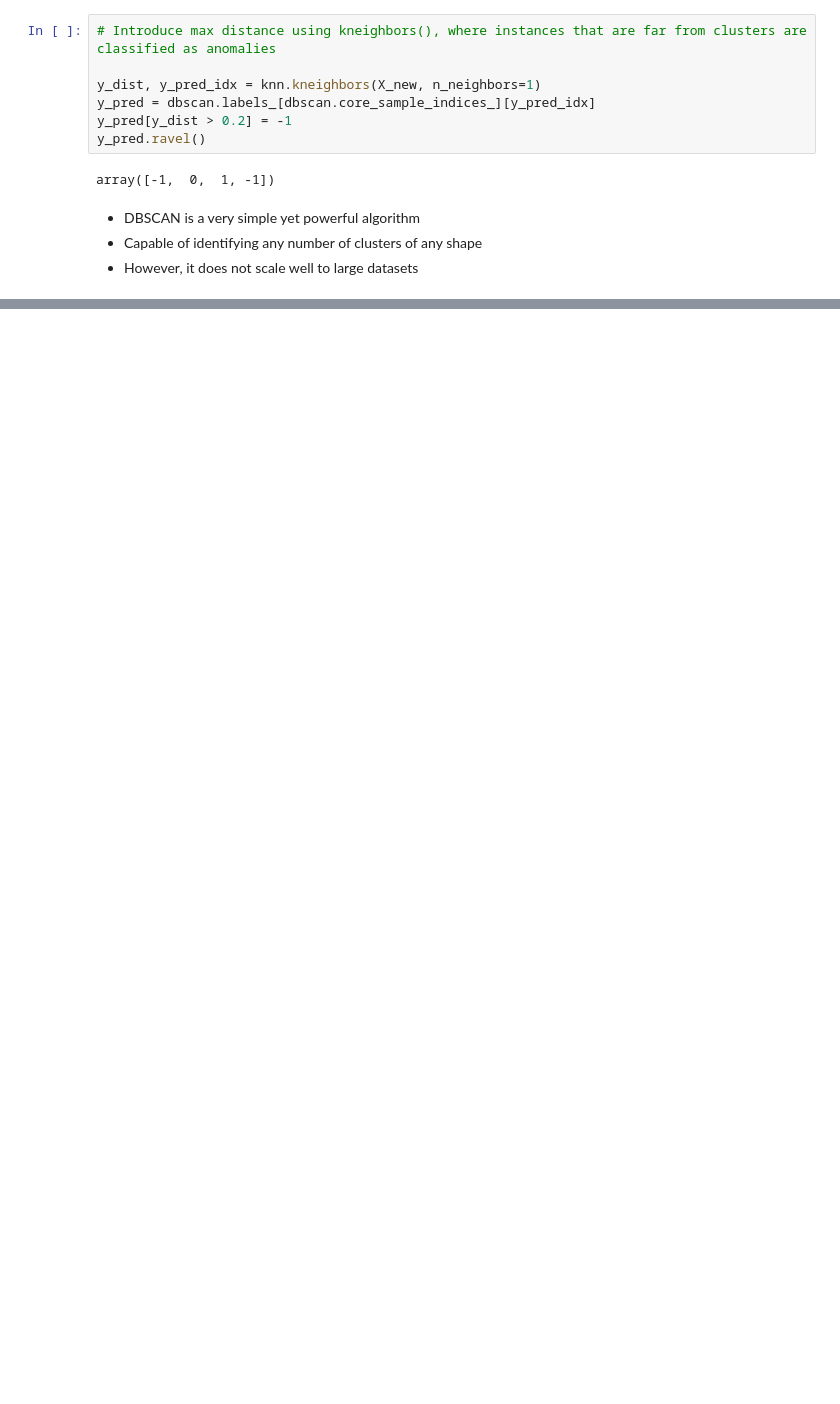
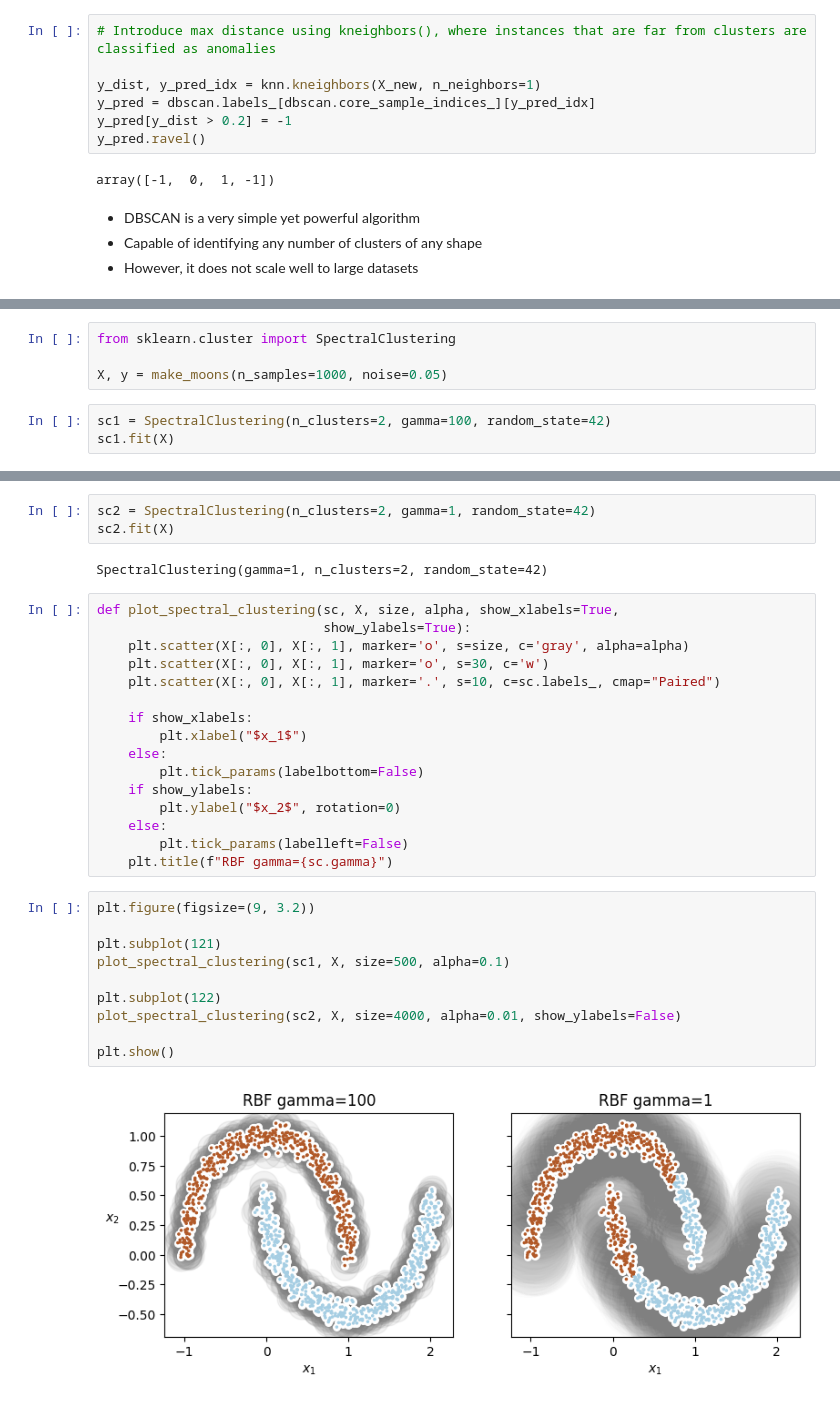
Before and after one commit to KANGWEII/hands_on_ml, a Jupyter notebook: Chapter09/unsupervised_learning_techniques.ipynb, the cells around one changed output, grey strips where cells are left out. Drawn from its saved outputs; the diff is of its cells as text; blank space fills up the shorter version.

Commit message:
Chapter09: add other clustering algorithms

```diff
--- a/Chapter09/unsupervised_learning_techniques.ipynb
+++ b/Chapter09/unsupervised_learning_techniques.ipynb
@@ -842,0 +955,7 @@ array([-1,  0,  1, -1])
+# %%
+from sklearn.cluster import SpectralClustering
+
+X, y = make_moons(n_samples=1000, noise=0.05)
+# %%
+sc1 = SpectralClustering(n_clusters=2, gamma=100, random_state=42)
+sc1.fit(X)
@@ -842,0 +974,33 @@ array([-1,  0,  1, -1])
+# %%
+sc2 = SpectralClustering(n_clusters=2, gamma=1, random_state=42)
+sc2.fit(X)
+# %% [output]
+SpectralClustering(gamma=1, n_clusters=2, random_state=42)
+# %%
+def plot_spectral_clustering(sc, X, size, alpha, show_xlabels=True,
+                             show_ylabels=True):
+    plt.scatter(X[:, 0], X[:, 1], marker='o', s=size, c='gray', alpha=alpha)
+    plt.scatter(X[:, 0], X[:, 1], marker='o', s=30, c='w')
+    plt.scatter(X[:, 0], X[:, 1], marker='.', s=10, c=sc.labels_, cmap="Paired")
+
+    if show_xlabels:
+        plt.xlabel("$x_1$")
+    else:
+        plt.tick_params(labelbottom=False)
+    if show_ylabels:
+        plt.ylabel("$x_2$", rotation=0)
+    else:
+        plt.tick_params(labelleft=False)
+    plt.title(f"RBF gamma={sc.gamma}")
+# %%
+plt.figure(figsize=(9, 3.2))
+
+plt.subplot(121)
+plot_spectral_clustering(sc1, X, size=500, alpha=0.1)
+
+plt.subplot(122)
+plot_spectral_clustering(sc2, X, size=4000, alpha=0.01, show_ylabels=False)
+
+plt.show()
+# %% [output]
+[figure, added]
```
Also changed, not shown: parts of 45 cells of this notebook.
